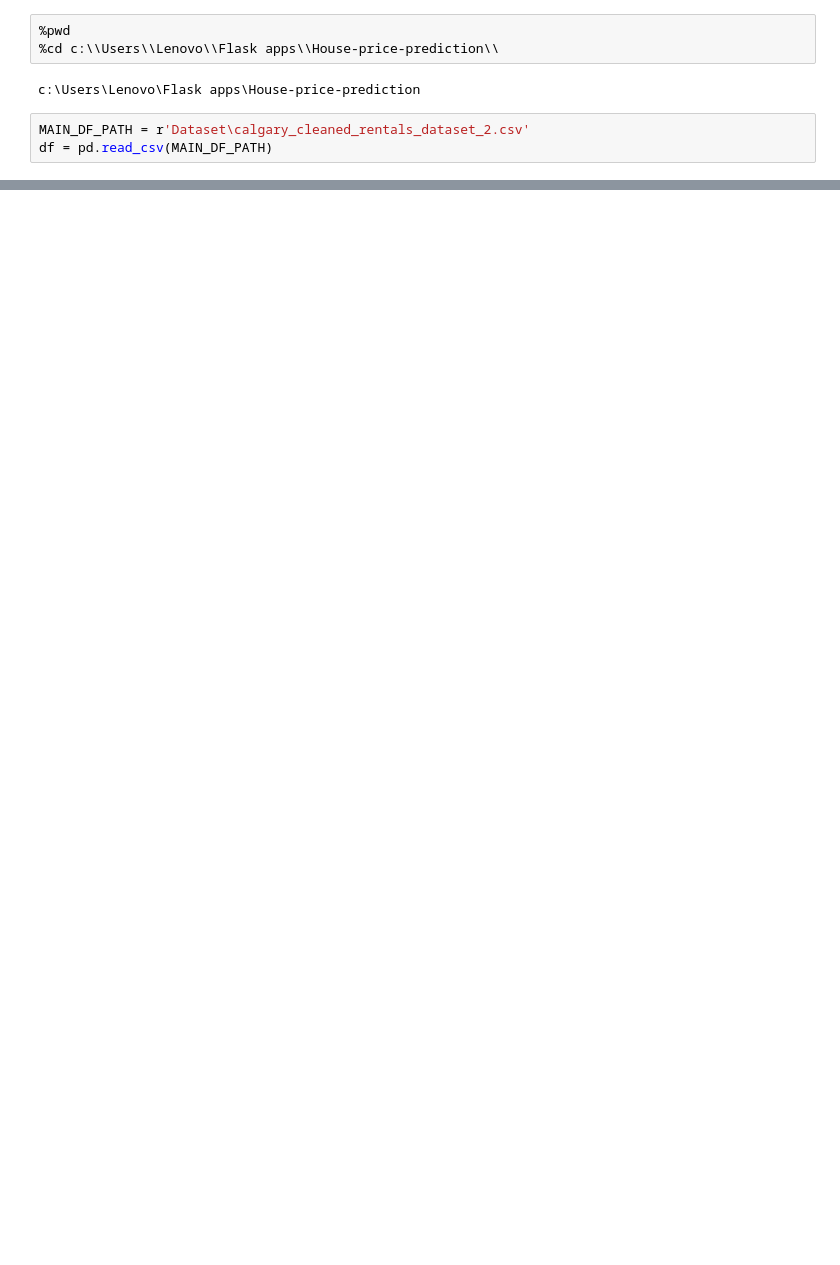
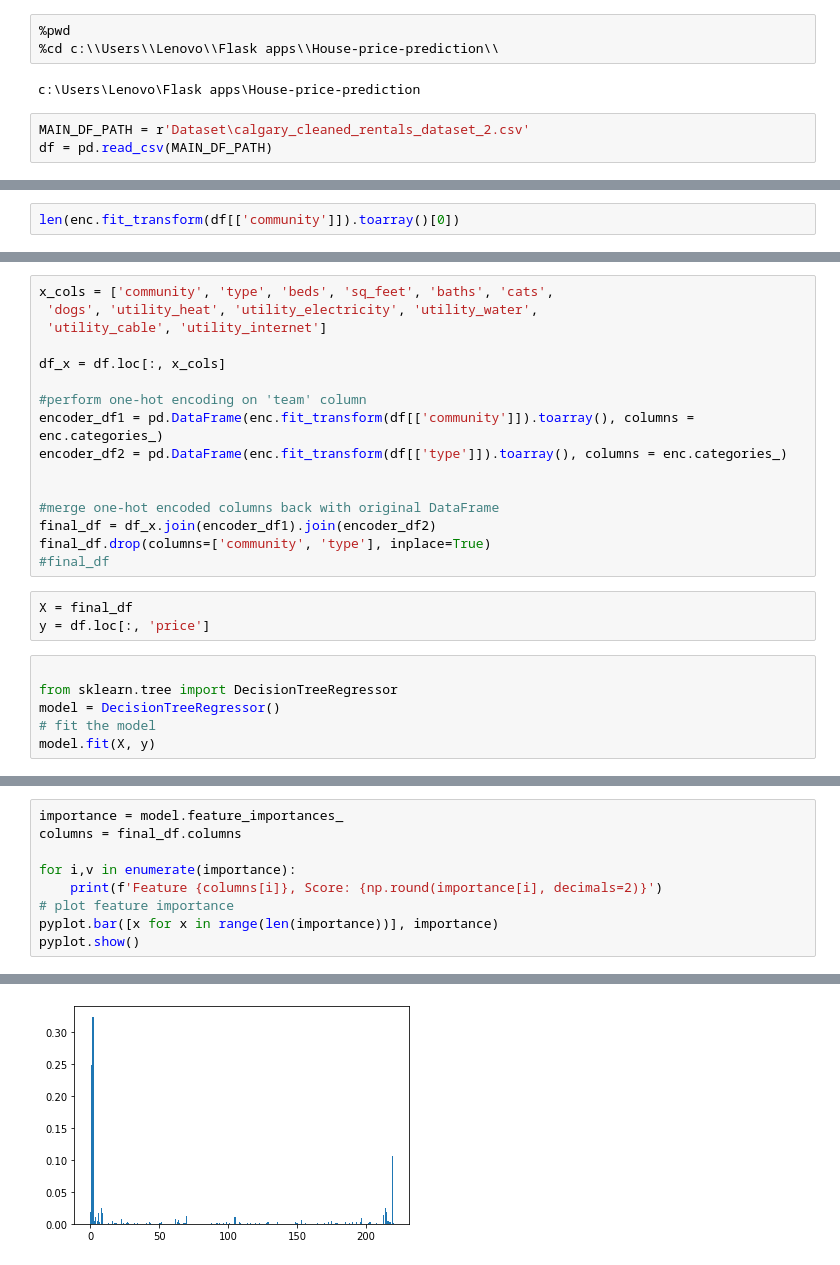
Before and after one commit to mitramir55/House-Price-Analyzer-Flask, a Jupyter notebook: Practice/practice - 3.ipynb, the cells around one changed output, grey strips where cells are left out. Cells and saved outputs as stored; diff of their text form; blank space fills up the shorter version.

Commit message:
added feature importance and regression tree

```diff
--- a/Practice/practice - 3.ipynb
+++ b/Practice/practice - 3.ipynb
@@ -44,0 +77,2 @@ ValueError: could not convert string to float: 'call for availability'
+# %%
+len(enc.fit_transform(df[['community']]).toarray()[0])
@@ -44,0 +85,25 @@ ValueError: could not convert string to float: 'call for availability'
+# %%
+x_cols = ['community', 'type', 'beds', 'sq_feet', 'baths', 'cats',
+ 'dogs', 'utility_heat', 'utility_electricity', 'utility_water',
+ 'utility_cable', 'utility_internet']
+
+df_x = df.loc[:, x_cols]
+
+#perform one-hot encoding on 'team' column
+encoder_df1 = pd.DataFrame(enc.fit_transform(df[['community']]).toarray(), columns = enc.categories_)
+encoder_df2 = pd.DataFrame(enc.fit_transform(df[['type']]).toarray(), columns = enc.categories_)
+
+
+#merge one-hot encoded columns back with original DataFrame
+final_df = df_x.join(encoder_df1).join(encoder_df2)
+final_df.drop(columns=['community', 'type'], inplace=True)
+#final_df
+# %%
+X = final_df
+y = df.loc[:, 'price']
+# %%
+
+from sklearn.tree import DecisionTreeRegressor
+model = DecisionTreeRegressor()
+# fit the model
+model.fit(X, y)
@@ -44,0 +129,10 @@ ValueError: could not convert string to float: 'call for availability'
+# %%
+importance = model.feature_importances_
+columns = final_df.columns
+
+for i,v in enumerate(importance):
+	print(f'Feature {columns[i]}, Score: {np.round(importance[i], decimals=2)}')
+# plot feature importance
+pyplot.bar([x for x in range(len(importance))], importance)
+pyplot.show()
+# %% [output]
@@ -44,0 +156 @@ ValueError: could not convert string to float: 'call for availability'
+[figure, added]
```
Also changed, not shown: parts of 18 cells of this notebook, 2 other files.
